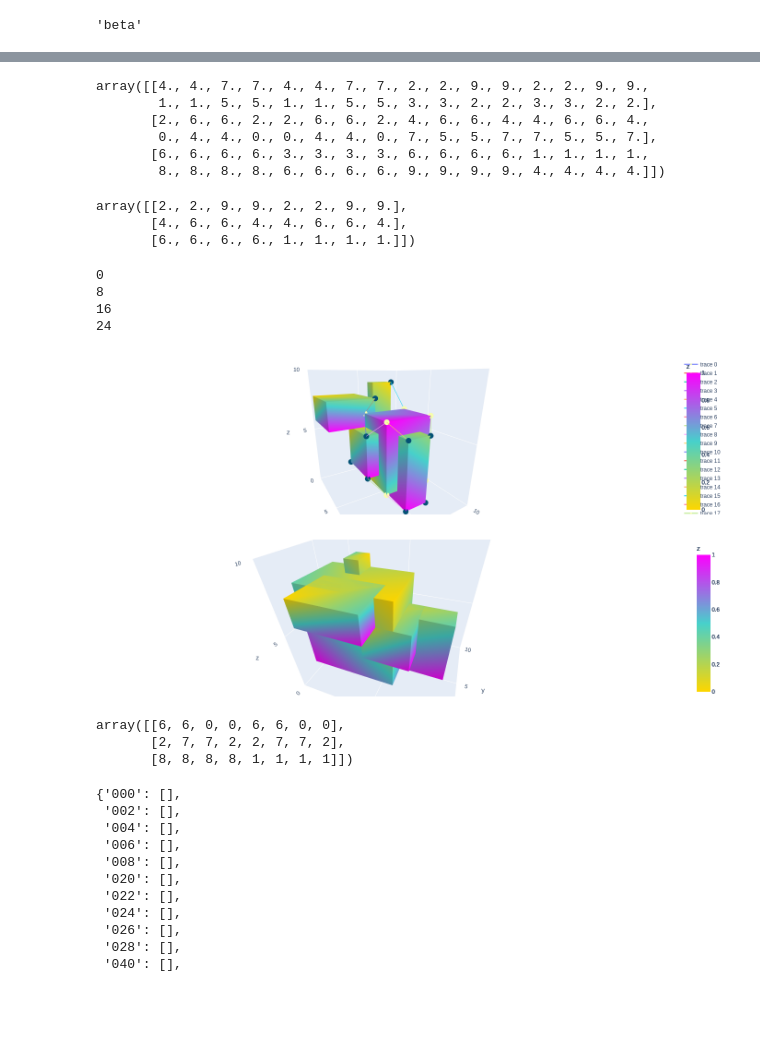
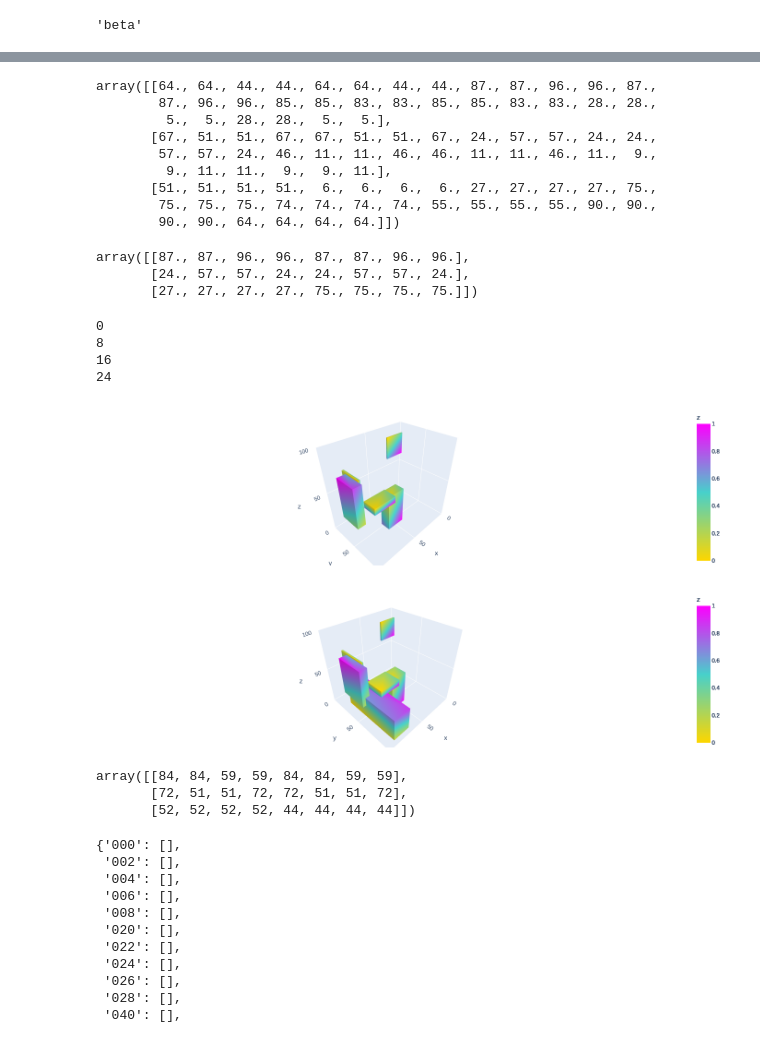
Before and after one commit to richardautry/spatial_partition_storage, a Jupyter notebook: kdtree.ipynb, the cells around one changed output, grey strips where cells are left out. Drawn from its saved outputs; the diff is of its cells as text; code cells hidden in the pictures; blank space fills up the shorter version.

```diff
--- a/kdtree.ipynb
+++ b/kdtree.ipynb
@@ -25,8 +25,8 @@ def get_box_min_max(box_range: List[int]):
     return box_range[min_index], box_range[max_index]
 
 
-def generate_box():
-    box_range = list(range(0, 10))
+def generate_box(range_min, range_max):
+    box_range = list(range(range_min, range_max))
 
     x_min, x_max = get_box_min_max(box_range)
     y_min, y_max = get_box_min_max(box_range)
@@ -43,6 +43,6 @@ greek_symbols = ["alpha", "beta", "gamma", "delta", "epsilon", "zeta"]
 # boxes = [generate_box() for _ in range(5)]
 # boxes
 
-boxes = {greek_symbols[i]: generate_box() for i in range(5)}
+boxes = {greek_symbols[i]: generate_box(0, 100) for i in range(6)}
 boxes
 # %% [output]
@@ -233,18 +209,21 @@ ALPHA POINT: [8. 3. 7.] -> BETA POINT: [9. 4. 6.]
 # %%
 np.transpose(tree_beta.data)
 # %% [output]
-array([[4., 4., 7., 7., 4., 4., 7., 7., 2., 2., 9., 9., 2., 2., 9., 9.,
-        1., 1., 5., 5., 1., 1., 5., 5., 3., 3., 2., 2., 3., 3., 2., 2.],
-       [2., 6., 6., 2., 2., 6., 6., 2., 4., 6., 6., 4., 4., 6., 6., 4.,
-        0., 4., 4., 0., 0., 4., 4., 0., 7., 5., 5., 7., 7., 5., 5., 7.],
-       [6., 6., 6., 6., 3., 3., 3., 3., 6., 6., 6., 6., 1., 1., 1., 1.,
-        8., 8., 8., 8., 6., 6., 6., 6., 9., 9., 9., 9., 4., 4., 4., 4.]])
+array([[64., 64., 44., 44., 64., 64., 44., 44., 87., 87., 96., 96., 87.,
+        87., 96., 96., 85., 85., 83., 83., 85., 85., 83., 83., 28., 28.,
+         5.,  5., 28., 28.,  5.,  5.],
+       [67., 51., 51., 67., 67., 51., 51., 67., 24., 57., 57., 24., 24.,
+        57., 57., 24., 46., 11., 11., 46., 46., 11., 11., 46., 11.,  9.,
+         9., 11., 11.,  9.,  9., 11.],
+       [51., 51., 51., 51.,  6.,  6.,  6.,  6., 27., 27., 27., 27., 75.,
+        75., 75., 75., 74., 74., 74., 74., 55., 55., 55., 55., 90., 90.,
+        90., 90., 64., 64., 64., 64.]])
 # %%
 np.transpose(tree_beta.data[8:16])
 # %% [output]
-array([[2., 2., 9., 9., 2., 2., 9., 9.],
-       [4., 6., 6., 4., 4., 6., 6., 4.],
-       [6., 6., 6., 6., 1., 1., 1., 1.]])
+array([[87., 87., 96., 96., 87., 87., 96., 96.],
+       [24., 57., 57., 24., 24., 57., 57., 24.],
+       [27., 27., 27., 27., 75., 75., 75., 75.]])
 # %%
 def add_3d_line(fig, coordinates: np.array):
     fig.add_trace(
@@ -265,7 +244,7 @@ fig = go.Figure()
 for points in transformed_points:
     add_3d_line(fig, points)
 
-add_mesh_3d(fig, np.transpose(tree_alpha.data))
+add_mesh_3d(fig, np.transpose(tree_alpha.data), name="ALPHA")
 
 
 for i in range(0, len(tree_beta.data), 8):
@@ -276,15 +255,15 @@ fig.update_layout(
     scene = {
         "xaxis": {
             "nticks": 4,
-            "range": [0,10],
+            "range": [0,100],
         },
         "yaxis": {
             "nticks": 4,
-            "range": [0, 10],
+            "range": [0, 100],
         },
         "zaxis": {
             "nticks": 4,
-            "range": [0,10],
+            "range": [0,100],
         },
     },
     width=700,
@@ -296,11 +275,11 @@ fig.show()
 8
 16
 24
-[figure, old version]
+[figure, new version]
 # %%
 
 
-def add_mesh_3d(fig, coordinates: np.array):
+def add_mesh_3d(fig, coordinates: np.array, name=None):
     fig.add_trace(
         go.Mesh3d(
             # 8 vertices of a cube
@@ -316,46 +295,46 @@ def add_mesh_3d(fig, coordinates: np.array):
             # i, j and k give the vertices of triangles
             i = [7, 0, 0, 0, 4, 4, 6, 6, 4, 0, 3, 2],
             j = [3, 4, 1, 2, 5, 6, 5, 2, 0, 1, 6, 3],
             k = [0, 7, 2, 3, 6, 7, 1, 1, 5, 5, 7, 6],
-            name='y',
+            name=name,
             flatshading=True
         )
     )
 
 fig = go.Figure()
 
 for box in list(boxes.values()):
     add_mesh_3d(fig, box)
 
 fig.update_layout(
     scene = {
         "xaxis": {
             "nticks": 4,
-            "range": [0,10],
+            "range": [0,100],
         },
         "yaxis": {
             "nticks": 4,
-            "range": [0, 10],
+            "range": [0, 100],
         },
         "zaxis": {
             "nticks": 4,
-            "range": [0,10],
+            "range": [0,100],
         },
     },
     width=700,
     margin=dict(r=20, l=10, b=10, t=10))
 
 fig.show()
 # %% [output]
-[figure, old version]
+[figure, new version]
 # %%
 # TODO: Explore paritioning and showing points of partition to be considered
 box_alpha = boxes["alpha"]
 box_alpha
 # %% [output]
-array([[6, 6, 0, 0, 6, 6, 0, 0],
-       [2, 7, 7, 2, 2, 7, 7, 2],
-       [8, 8, 8, 8, 1, 1, 1, 1]])
+array([[84, 84, 59, 59, 84, 84, 59, 59],
+       [72, 51, 51, 72, 72, 51, 51, 72],
+       [52, 52, 52, 52, 44, 44, 44, 44]])
 # %%
 import itertools
 
```
Also changed, not shown: parts of 37 cells of this notebook.
